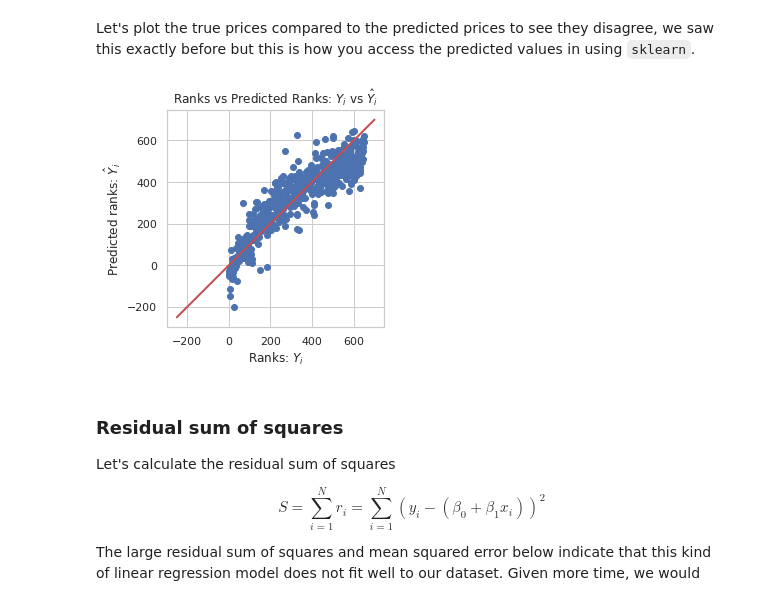
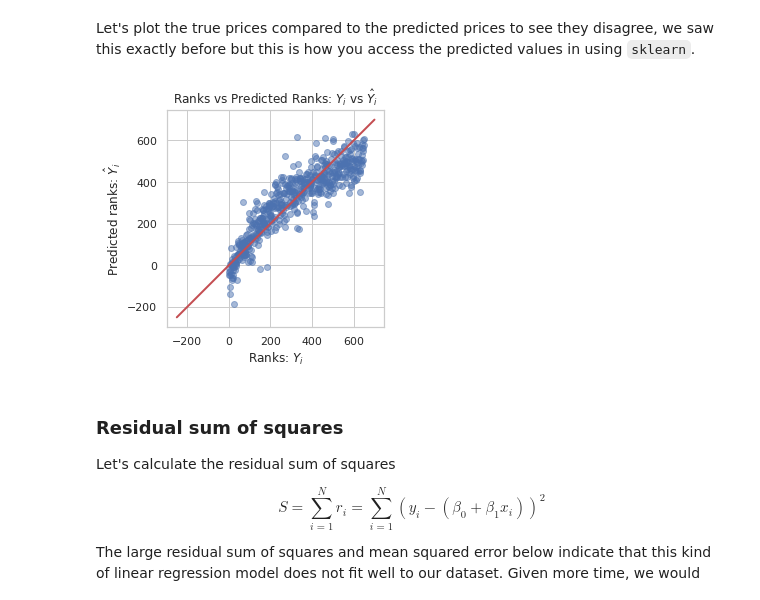
Before and after one commit to dli10/college-rankings-forbes-2019, a Jupyter notebook: PredictRankings.ipynb, the cells around one changed output. Saved outputs shown, nothing was run; the diff lists cells and outputs as text; code cells hidden in the pictures.

```diff
--- a/PredictRankings.ipynb
+++ b/PredictRankings.ipynb
@@ -390,16 +323,16 @@ Text(0, 0.5, 'Frequency')
 # %% [markdown]
 Let's plot the true prices compared to the predicted prices to see they disagree, we saw this exactly before but this is how you access the predicted values in using `sklearn`.
 # %%
-plt.scatter(forbes_num['Rank'], lm.predict(X))
+plt.scatter(forbes_num['Rank'], lm.predict(X), alpha=0.5)
 plt.xlabel("Ranks: $Y_i$")
 plt.ylabel("Predicted ranks: $\hat{Y}_i$")
 plt.title("Ranks vs Predicted Ranks: $Y_i$ vs $\hat{Y}_i$")
 plt.plot([-250, 700], [-250, 700], color='r', linestyle='-', linewidth=2)
 plt.gca().set_aspect('equal')
 
 #plt.savefig('true_vs_predicted.png')
 # %% [output]
-[figure, old version]
+[figure, new version]
 # %% [markdown]
 ### Residual sum of squares
 
```
Also changed, not shown: parts of 12 cells of this notebook.
